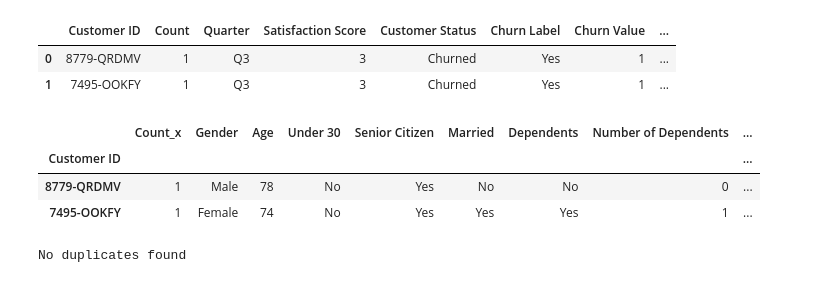
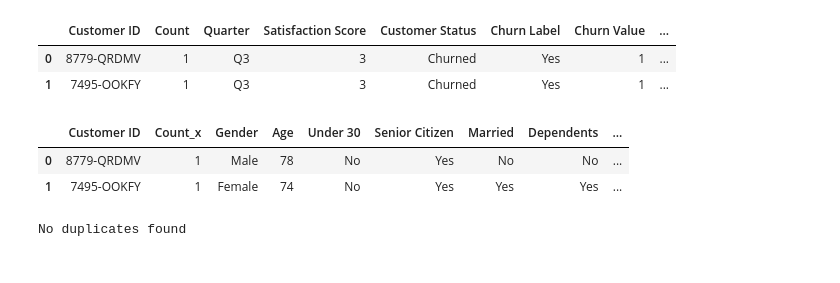
Before and after one commit to sarasustelosantos/bootcamp_group, a Jupyter notebook: Data_Exploration.ipynb, the cells around one changed output. Cells and saved outputs as stored; diff of their text form; code cells hidden in the pictures.

```diff
--- a/Data_Exploration.ipynb
+++ b/Data_Exploration.ipynb
@@ -51,18 +51,17 @@ del status['Count']
 # %%
 # Merge the tables on "Customer ID"
 
 df = demographic.merge(location, on='Customer ID', how='outer') \
                        .merge(services, on='Customer ID', how='outer') \
                        .merge(status, on='Customer ID', how='outer')
 
-# Set "Customer ID" as an index
+# Merge df with population table
 
-df.set_index('Customer ID', inplace = True)
+df = df.merge(population, on='Zip Code', how='left')
 
 # Display the first 2 rows of the merged table
 display(df.head(2))
 # %% [output]
-|  | Count_x | Gender | Age | Under 30 | Senior Citizen | Married | Dependents | Number of Dependents | ... |
-| Customer ID |  |  |  |  |  |  |  |  | ... |
-| 8779-QRDMV | 1 | Male | 78 | No | Yes | No | No | 0 | ... |
-| 7495-OOKFY | 1 | Female | 74 | No | Yes | Yes | Yes | 1 | ... |
+|  | Customer ID | Count_x | Gender | Age | Under 30 | Senior Citizen | Married | Dependents | ... |
+| 0 | 8779-QRDMV | 1 | Male | 78 | No | Yes | No | No | ... |
+| 1 | 7495-OOKFY | 1 | Female | 74 | No | Yes | Yes | Yes | ... |
```
Also changed, not shown: parts of 14 cells of this notebook, 2 other files.
